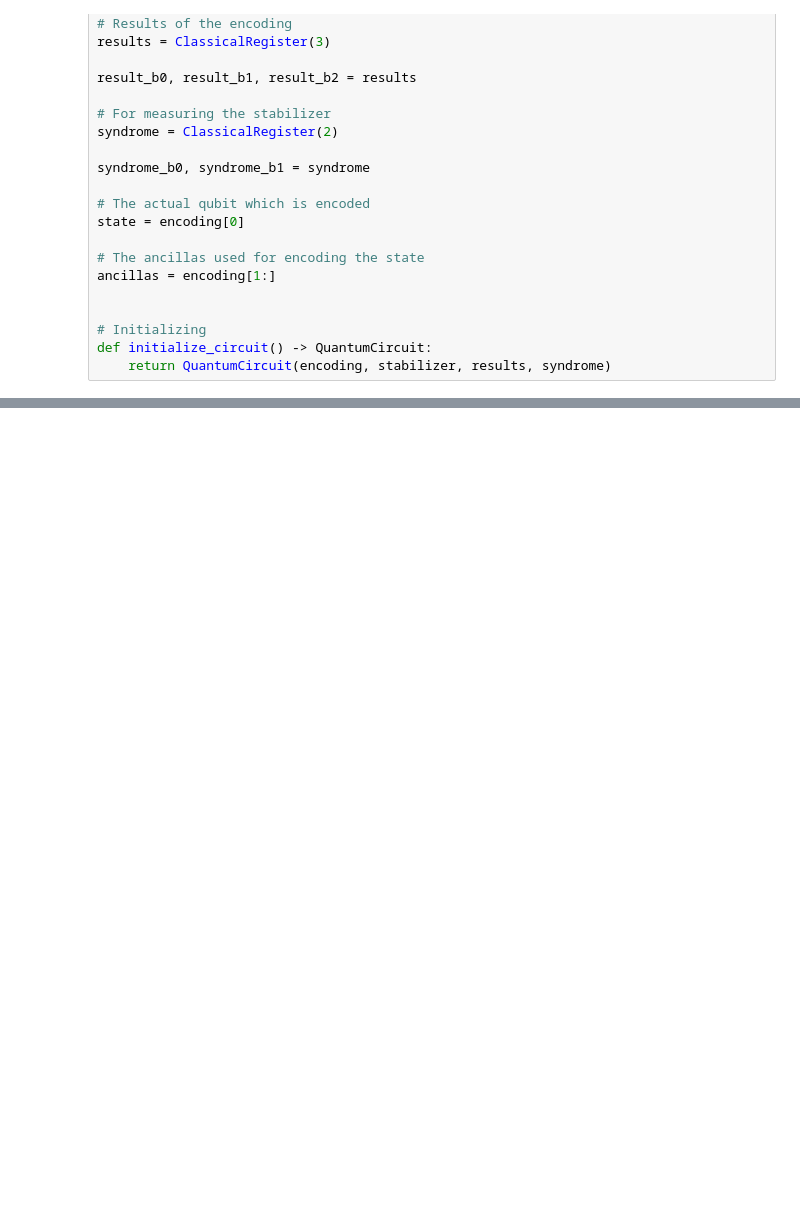
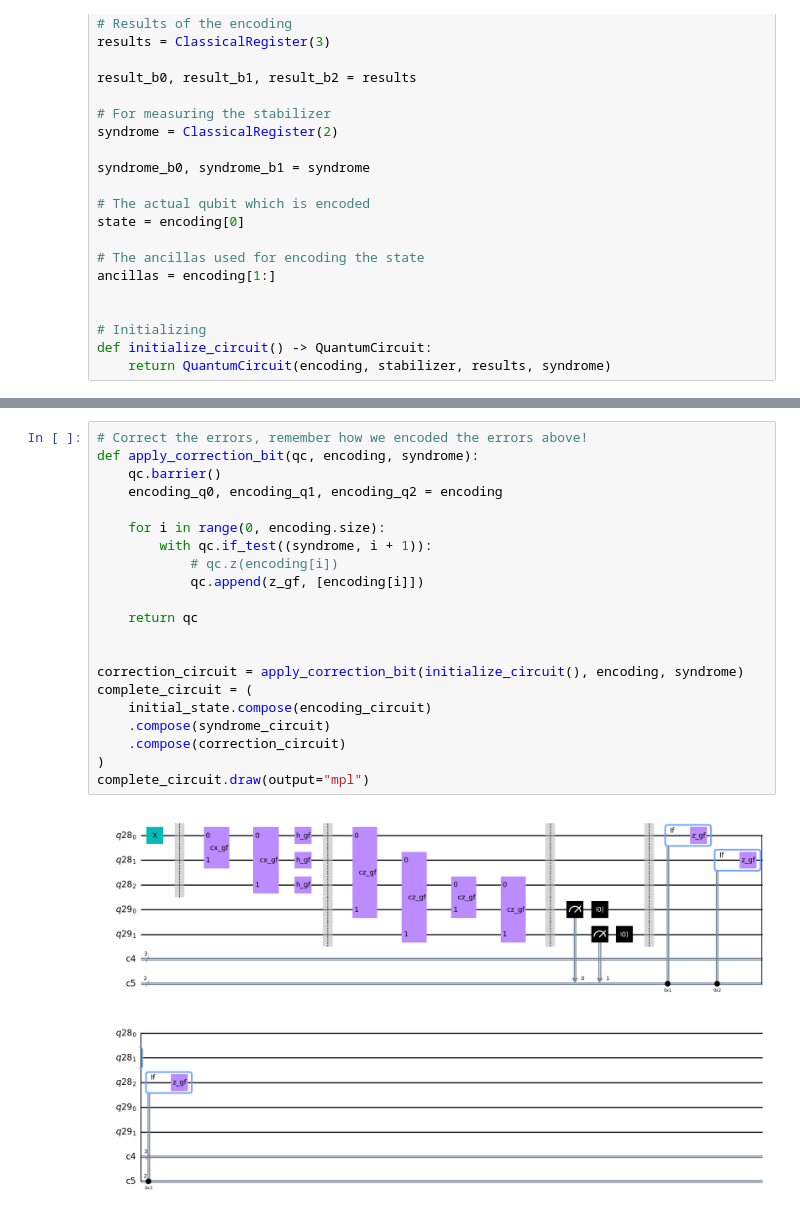
Before and after one commit to Pitt-JonesLab/quantum_logical, a Jupyter notebook: src/notebooks/syndrome_gates/dev_insert_syndrome.ipynb, the cells around one changed output, grey strips where cells are left out. Drawn from its saved outputs; the diff is of its cells as text; blank space fills up the shorter version.

```diff
--- a/src/notebooks/syndrome_gates/dev_insert_syndrome.ipynb
+++ b/src/notebooks/syndrome_gates/dev_insert_syndrome.ipynb
@@ -145,0 +184,23 @@ complete_circuit.draw(output="mpl")
+# %%
+# Correct the errors, remember how we encoded the errors above!
+def apply_correction_bit(qc, encoding, syndrome):
+    qc.barrier()
+    encoding_q0, encoding_q1, encoding_q2 = encoding
+
+    for i in range(0, encoding.size):
+        with qc.if_test((syndrome, i + 1)):
+            # qc.z(encoding[i])
+            qc.append(z_gf, [encoding[i]])
+
+    return qc
+
+
+correction_circuit = apply_correction_bit(initialize_circuit(), encoding, syndrome)
+complete_circuit = (
+    initial_state.compose(encoding_circuit)
+    .compose(syndrome_circuit)
+    .compose(correction_circuit)
+)
+complete_circuit.draw(output="mpl")
+# %% [output]
+[figure, added]
```
Also changed, not shown: parts of 10 cells of this notebook, 1 other file.
